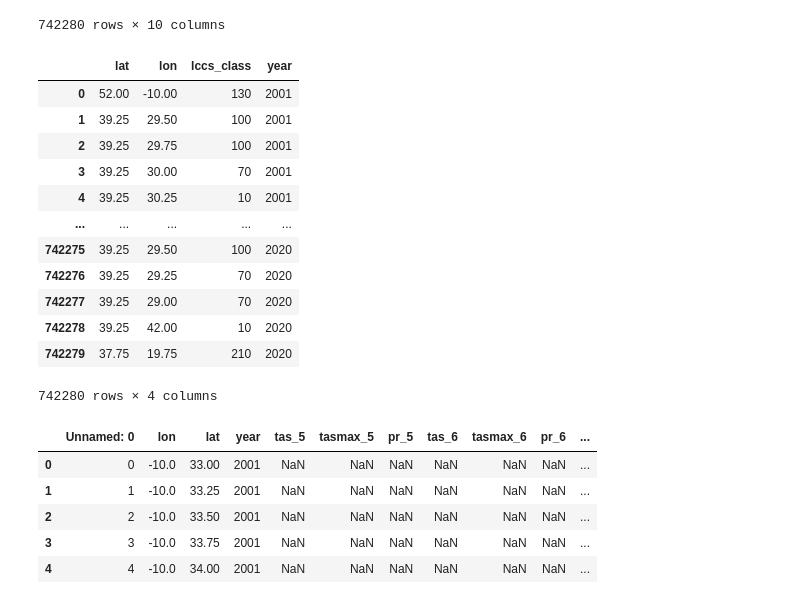
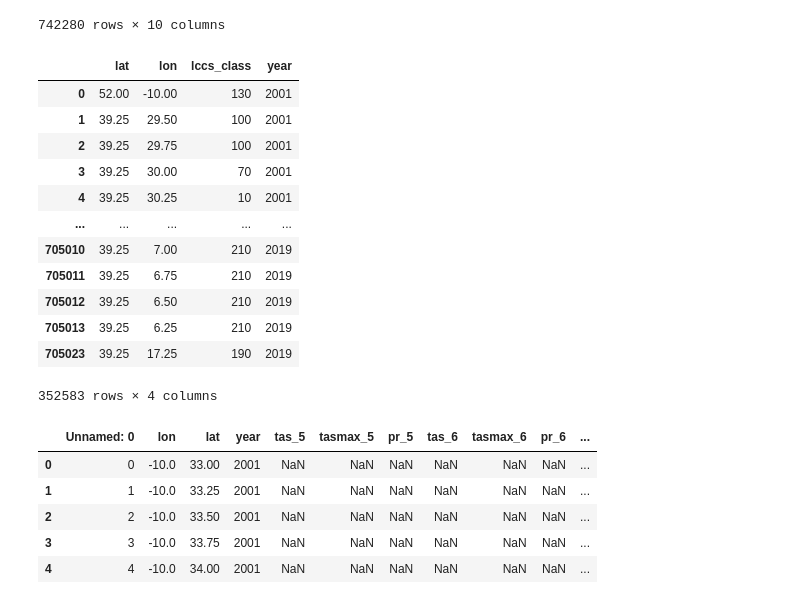
Before and after one commit to TomasDemeter/FireProject, a Jupyter notebook: notebooks/merging_all_three_dataframes.ipynb, the cells around one changed output. Cells and saved outputs as stored; diff of their text form; code cells hidden in the pictures.

```diff
--- a/notebooks/merging_all_three_dataframes.ipynb
+++ b/notebooks/merging_all_three_dataframes.ipynb
@@ -51,26 +51,27 @@ landcover_df
 # %%
 filtered_landcover_df = landcover_df[['lat',
                                      'lon',
                                      'lccs_class',
                                      'time']]
 
-filtered_landcover_df = filtered_landcover_df.rename(columns={'time': 'year'})
+filtered_landcover_df = filtered_landcover_df.rename(columns={'time': 'year'}).drop_duplicates()
 
+filtered_landcover_df = filtered_landcover_df[filtered_landcover_df['year'] < 2020]
 filtered_landcover_df
 # %% [output]
 |  | lat | lon | lccs_class | year |
 | 0 | 52.00 | -10.00 | 130 | 2001 |
 | 1 | 39.25 | 29.50 | 100 | 2001 |
 | 2 | 39.25 | 29.75 | 100 | 2001 |
 | 3 | 39.25 | 30.00 | 70 | 2001 |
 | 4 | 39.25 | 30.25 | 10 | 2001 |
 | ... | ... | ... | ... | ... |
-| 742275 | 39.25 | 29.50 | 100 | 2020 |
-| 742276 | 39.25 | 29.25 | 70 | 2020 |
-| 742277 | 39.25 | 29.00 | 70 | 2020 |
-| 742278 | 39.25 | 42.00 | 10 | 2020 |
-| 742279 | 37.75 | 19.75 | 210 | 2020 |
+| 705010 | 39.25 | 7.00 | 210 | 2019 |
+| 705011 | 39.25 | 6.75 | 210 | 2019 |
+| 705012 | 39.25 | 6.50 | 210 | 2019 |
+| 705013 | 39.25 | 6.25 | 210 | 2019 |
+| 705023 | 39.25 | 17.25 | 190 | 2019 |
-742280 rows × 4 columns
+352583 rows × 4 columns
 # %%
 climate_df = pd.read_csv(os.path.join(data_dir, '../data/climate.csv'))
 climate_df.head()
```
Also changed, not shown: parts of 2 cells of this notebook.
